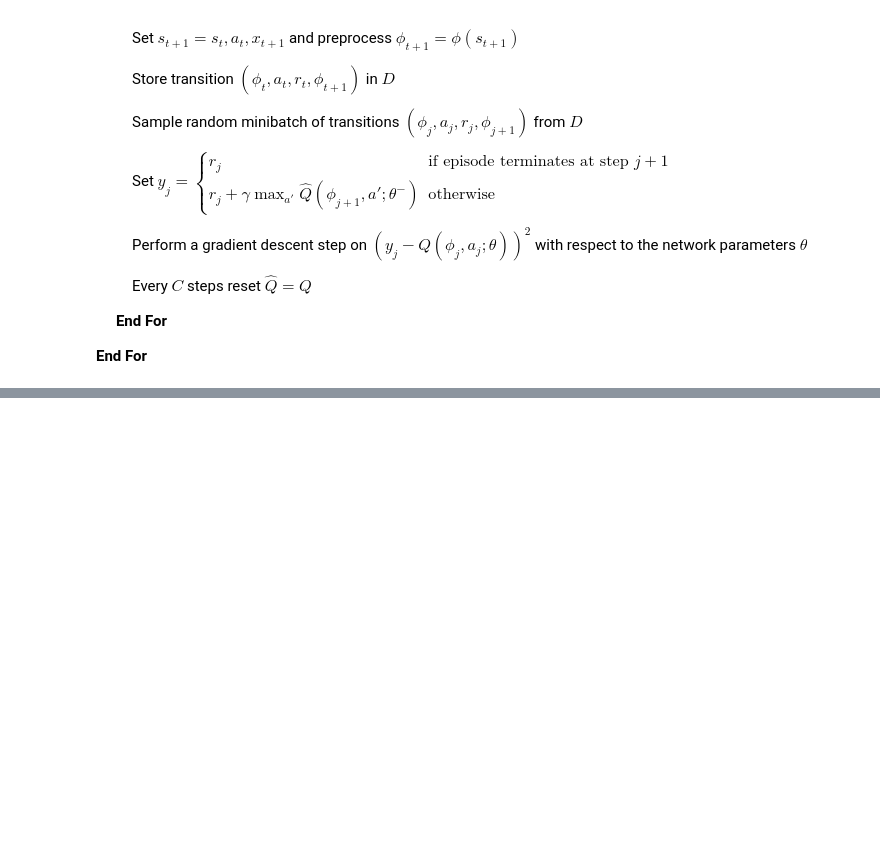
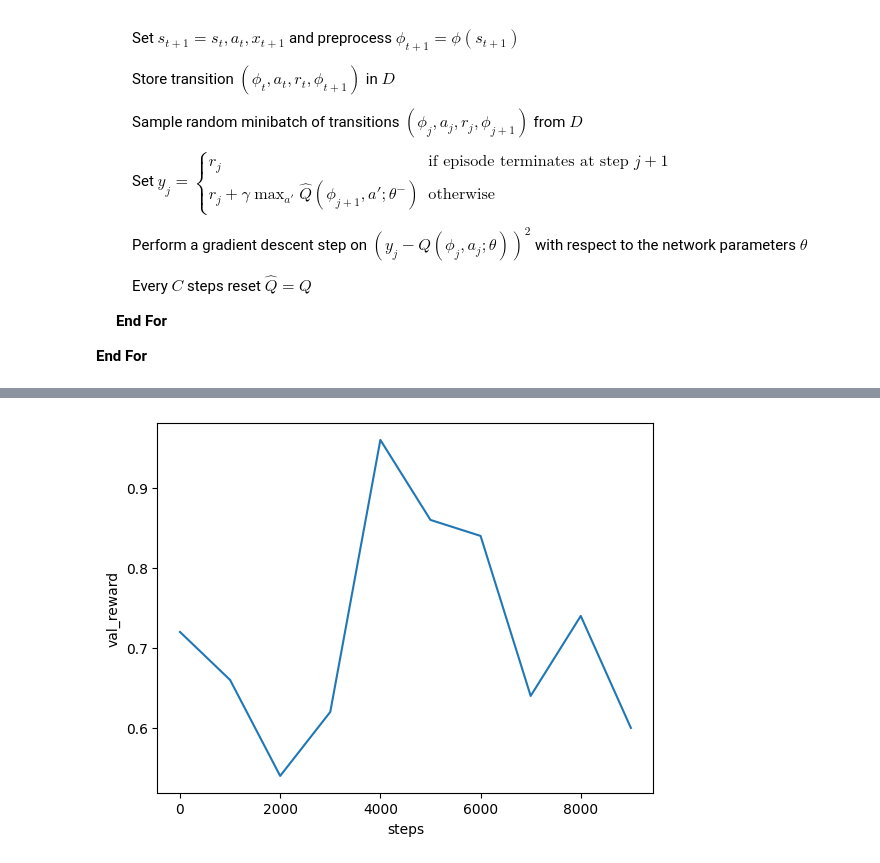
Before and after one commit to Ngguup/ml_train, a Jupyter notebook: connectX/task.ipynb, the cells around one changed output, grey strips where cells are left out. Cells and saved outputs as stored; diff of their text form; code cells hidden in the pictures; blank space fills up the shorter version.

```diff
--- a/connectX/task.ipynb
+++ b/connectX/task.ipynb
@@ -21,24 +21,5 @@ def seed_everything(seed):
     torch.manual_seed(seed)
 
 seed_everything(42)
-# %%
-class My_DQN(torch.nn.Module):
-    def __init__(self, env_config, my_config, device='cpu'):
-        super().__init__()
-        self.env_config = env_config
-
-        self.model = torch.nn.Sequential(
-            torch.nn.Linear(env_config.rows * env_config.columns, my_config.h, device=device),
-            torch.nn.ReLU(),
-            torch.nn.Linear(my_config.h, my_config.h, device=device),
-            torch.nn.ReLU(),
-            torch.nn.Linear(my_config.h, my_config.h, device=device),
-            torch.nn.ReLU(),
-            torch.nn.Linear(my_config.h, env_config.columns, device=device)
-        )
-
-    def forward(self, X):
-        assert X.shape[-1] == self.env_config.rows * self.env_config.columns
-        return self.model(X.to(dtype=torch.float32))
 # %%
 from types import SimpleNamespace
@@ -156,8 +85,12 @@ reward_for_inarow[:2] = 0
 
 train_config = SimpleNamespace(
     batch_size = 32,
-    total_steps = 1000,
+    total_steps = 10000,
     epsilon = 0.1, # ???
+
+    validate_every = 1000,
+    num_episodes = 100,
+
     reward_for_None = -5,
     reward_for_inarow = reward_for_inarow,
     state_reward_coeff = 0.01
@@ -441,3 +143,13 @@ plt.show()
+# %%
+sns.lineplot(
+    x=range(0, train_config.total_steps, train_config.validate_every),
+    y=logs['val_reward']
+)
+plt.xlabel('steps')
+plt.ylabel('val_reward')
+plt.show()
+# %% [output]
+[figure, added]
 # %%
 sns.lineplot(x=range(len(logs['lr'])), y=logs['lr'])
 plt.xlabel('steps')
```
Also changed, not shown: parts of 15 cells of this notebook, 6 other files.
